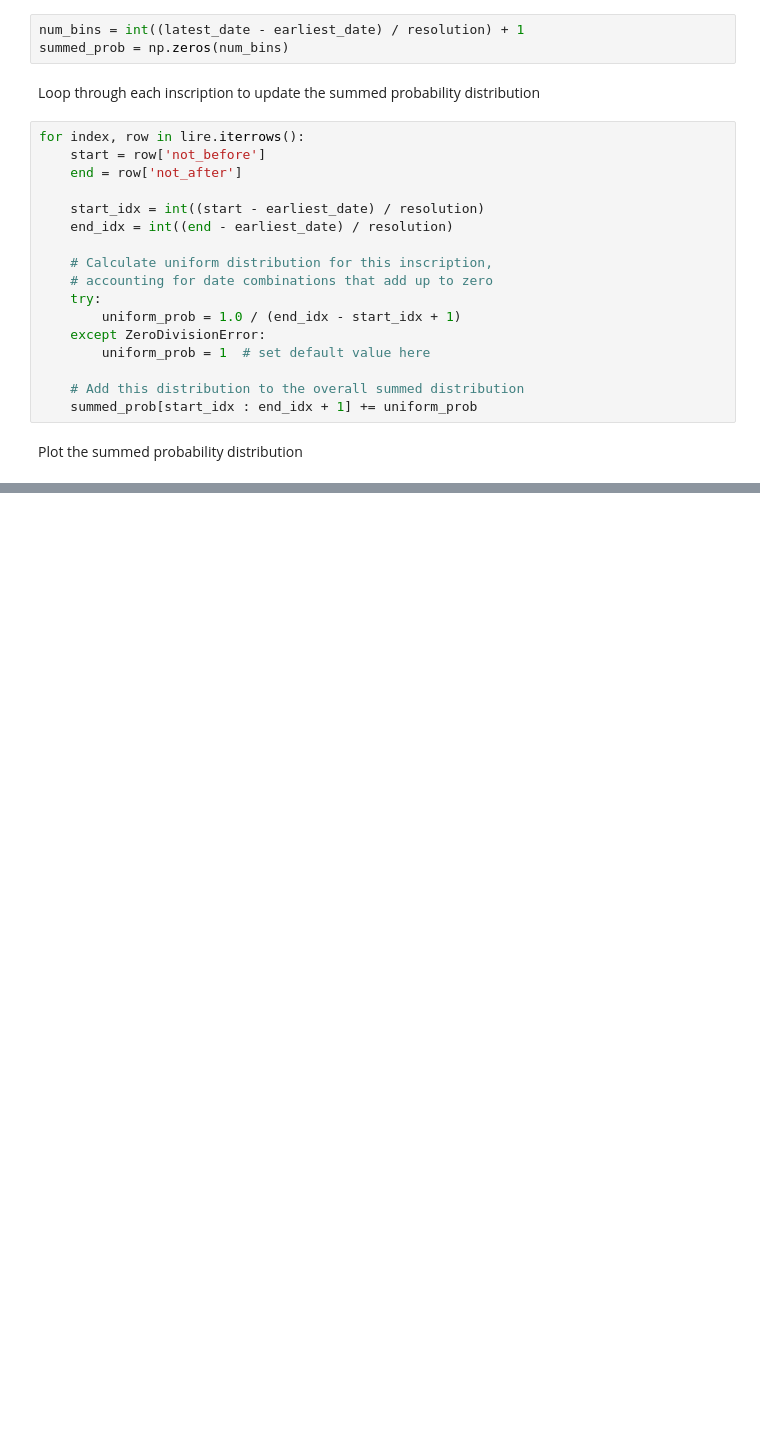
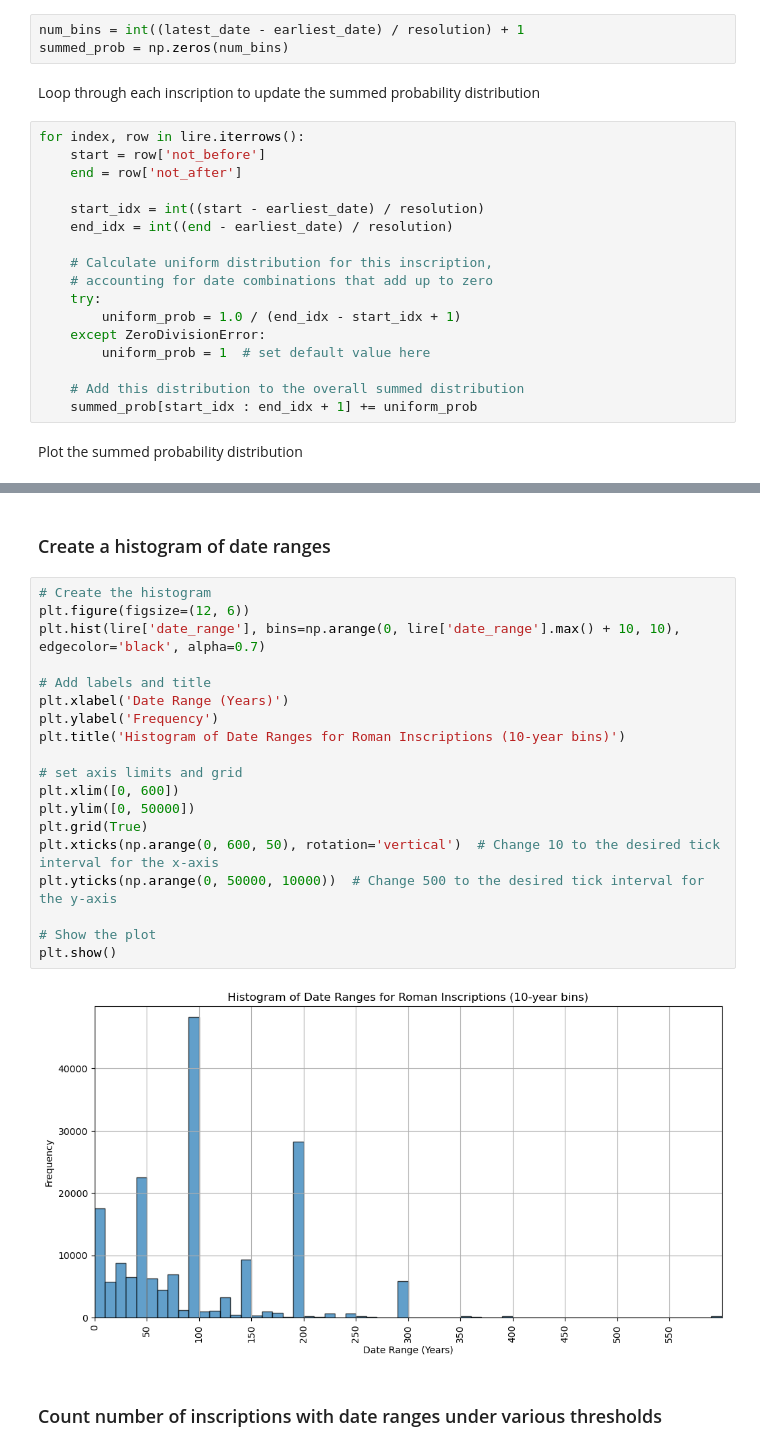
Before and after one commit to saross/inscriptions, a Jupyter notebook: inscriptions-spa.ipynb, the cells around one changed output, grey strips where cells are left out. Saved outputs shown, nothing was run; the diff lists cells and outputs as text; blank space fills up the shorter version.

```diff
--- a/inscriptions-spa.ipynb
+++ b/inscriptions-spa.ipynb
@@ -148,0 +181,25 @@ plt.show()
+# %% [markdown]
+### Create a histogram of date ranges
+# %%
+# Create the histogram
+plt.figure(figsize=(12, 6))
+plt.hist(lire['date_range'], bins=np.arange(0, lire['date_range'].max() + 10, 10), edgecolor='black', alpha=0.7)
+
+# Add labels and title
+plt.xlabel('Date Range (Years)')
+plt.ylabel('Frequency')
+plt.title('Histogram of Date Ranges for Roman Inscriptions (10-year bins)')
+
+# set axis limits and grid
+plt.xlim([0, 600])
+plt.ylim([0, 50000])
+plt.grid(True)
+plt.xticks(np.arange(0, 600, 50), rotation='vertical')  # Change 10 to the desired tick interval for the x-axis
+plt.yticks(np.arange(0, 50000, 10000))  # Change 500 to the desired tick interval for the y-axis
+
+# Show the plot
+plt.show()
+# %% [output]
+[figure, added]
+# %% [markdown]
+### Count number of inscriptions with date ranges under various thresholds
```
Also changed, not shown: parts of 21 cells of this notebook.
